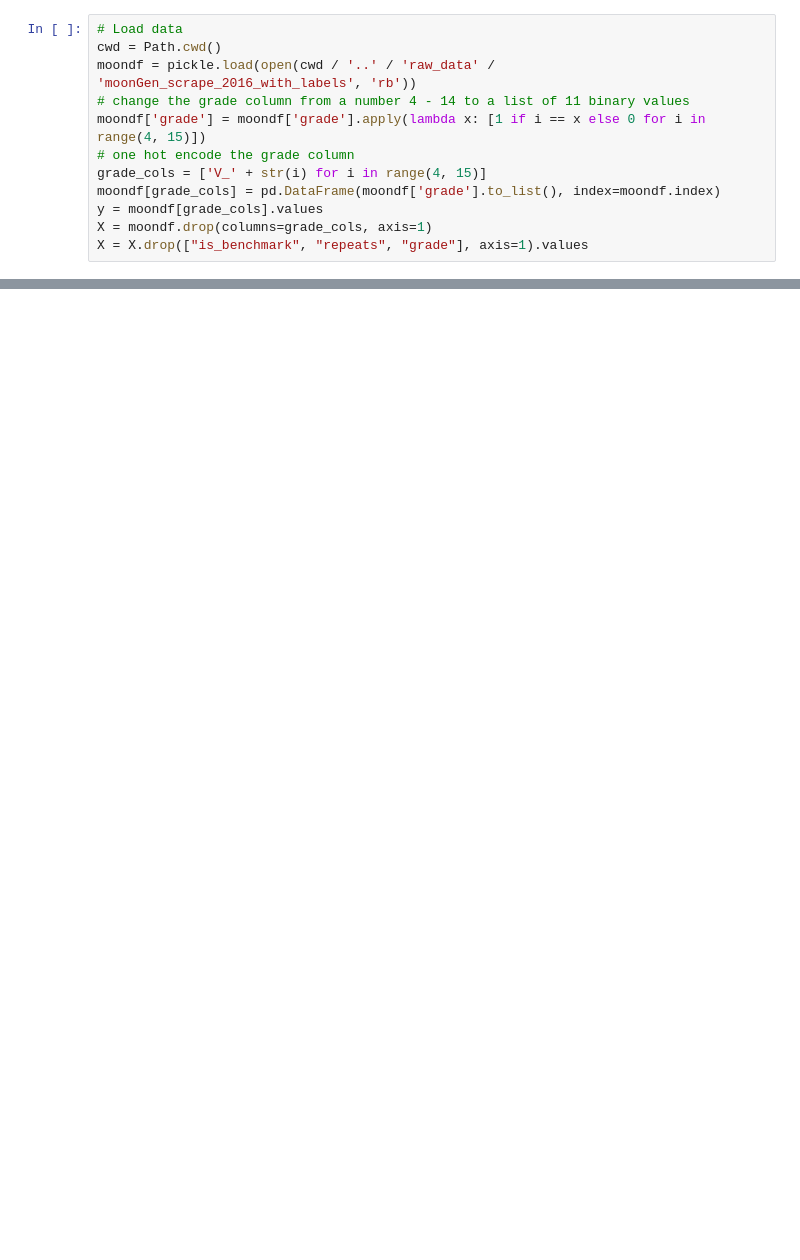
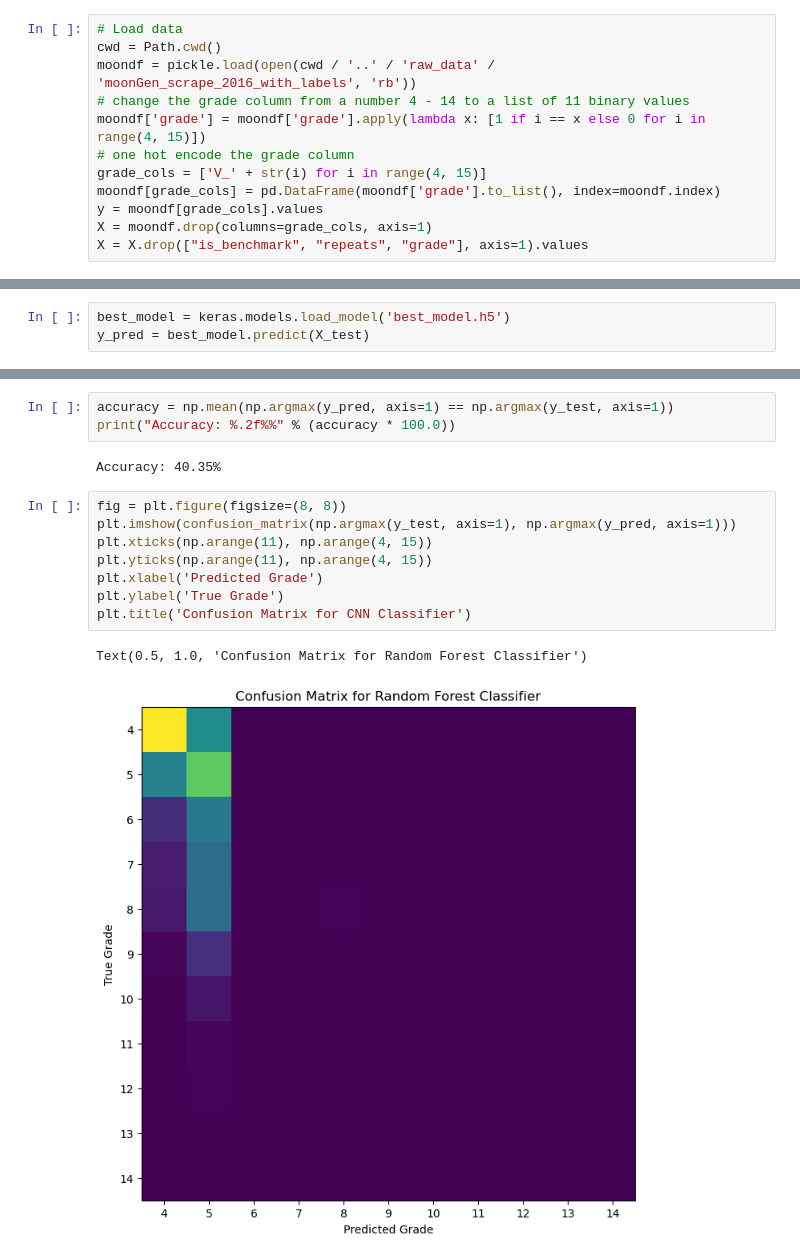
Before and after one commit to dylanwells37/HuecoClassification, a Jupyter notebook: classifiers/ConvolutionalNeuralNetwork.ipynb, the cells around one changed output, grey strips where cells are left out. Drawn from its saved outputs; the diff is of its cells as text; blank space fills up the shorter version.

Commit message:
add classifiers

```diff
--- a/classifiers/ConvolutionalNeuralNetwork.ipynb
+++ b/classifiers/ConvolutionalNeuralNetwork.ipynb
@@ -63,0 +84,3 @@ print(mse)
+# %%
+best_model = keras.models.load_model('best_model.h5')
+y_pred = best_model.predict(X_test)
@@ -63,0 +89,16 @@ print(mse)
+# %%
+accuracy = np.mean(np.argmax(y_pred, axis=1) == np.argmax(y_test, axis=1))
+print("Accuracy: %.2f%%" % (accuracy * 100.0))
+# %% [output]
+Accuracy: 40.35%
+# %%
+fig = plt.figure(figsize=(8, 8))
+plt.imshow(confusion_matrix(np.argmax(y_test, axis=1), np.argmax(y_pred, axis=1)))
+plt.xticks(np.arange(11), np.arange(4, 15))
+plt.yticks(np.arange(11), np.arange(4, 15))
+plt.xlabel('Predicted Grade')
+plt.ylabel('True Grade')
+plt.title('Confusion Matrix for CNN Classifier')
+# %% [output]
+Text(0.5, 1.0, 'Confusion Matrix for Random Forest Classifier')
+[figure, added]
```
Also changed, not shown: parts of 3 cells of this notebook, 3 other files.
